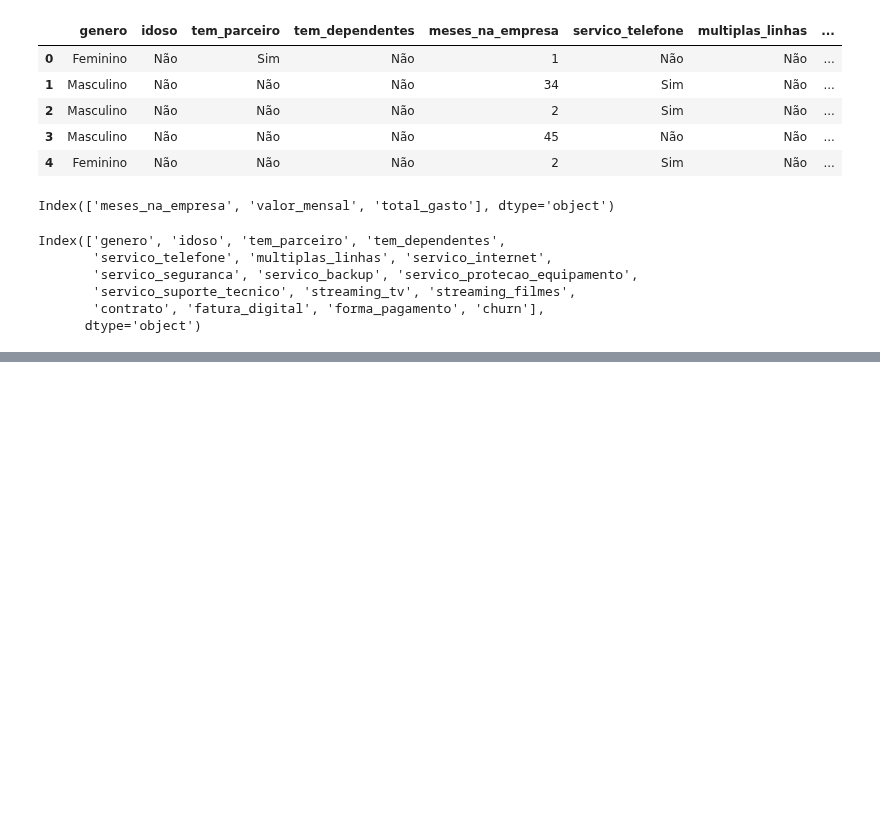
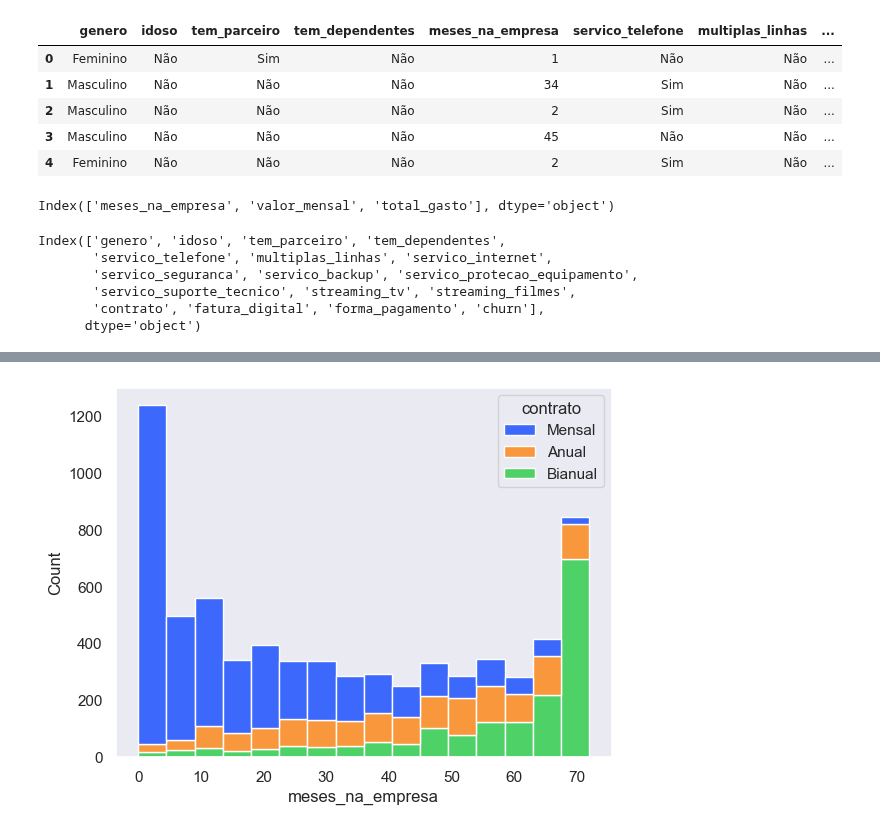
Before and after one commit to MathLopes29/Hashtag_AnaliseDados, a Jupyter notebook: Python/Cursos/Curso Hashtag/08_Matplot_Seaborn/08_51_Seaborn/36_introducao_pandas_seaborn_inicial.ipynb, the cells around one changed output, grey strips where cells are left out. Saved outputs shown, nothing was run; the diff lists cells and outputs as text; code cells hidden in the pictures; blank space fills up the shorter version.

```diff
--- a/Python/Cursos/Curso Hashtag/08_Matplot_Seaborn/08_51_Seaborn/36_introducao_pandas_seaborn_inicial.ipynb
+++ b/Python/Cursos/Curso Hashtag/08_Matplot_Seaborn/08_51_Seaborn/36_introducao_pandas_seaborn_inicial.ipynb
@@ -126,0 +145,4 @@ Index(['genero', 'idoso', 'tem_parceiro', 'tem_dependentes',
+# %%
+sns.histplot(x='meses_na_empresa', data=df_churn, hue='contrato', multiple='stack');
+# %% [output]
+[figure, added]
```
Also changed, not shown: parts of 4 cells of this notebook, 4 other files.
